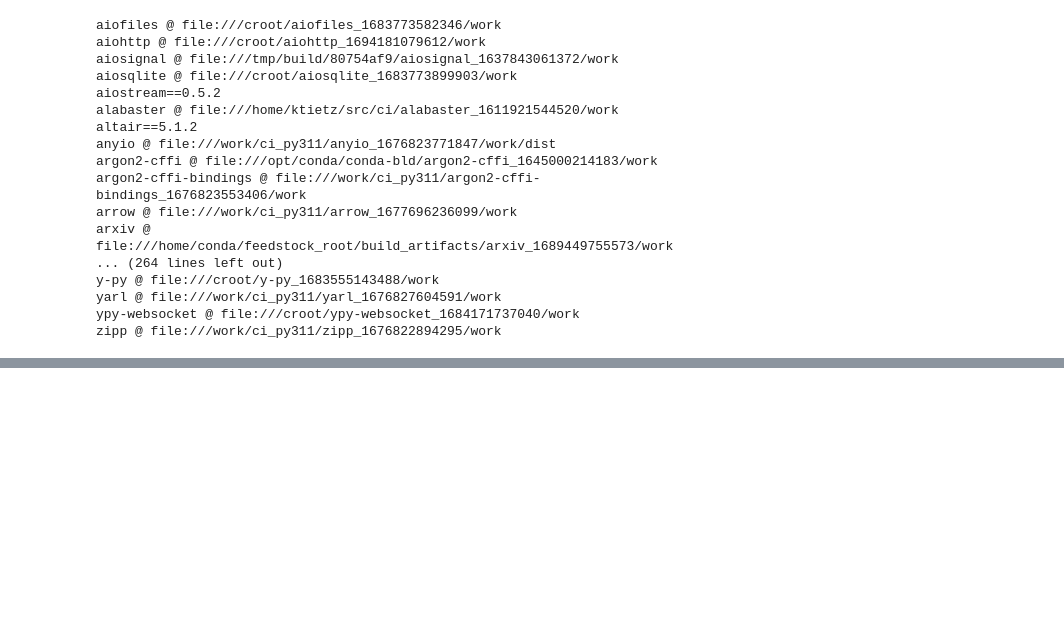
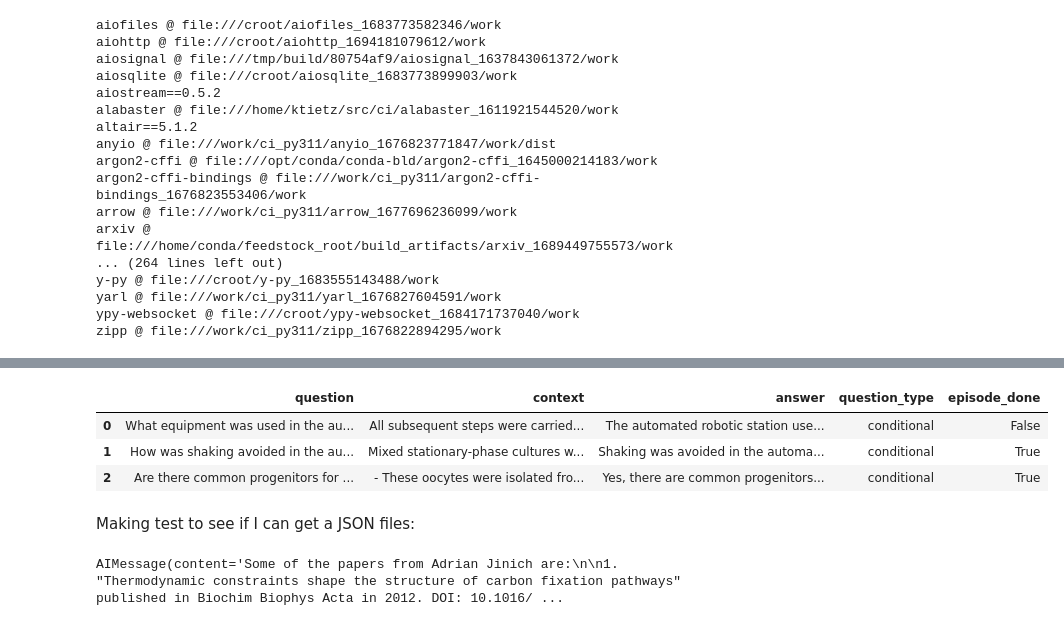
Before and after one commit to richiam16/chat_researcher, a Jupyter notebook: Pruebas.ipynb, the cells around one changed output, grey strips where cells are left out. Cells and saved outputs as stored; diff of their text form; code cells hidden in the pictures; blank space fills up the shorter version.

```diff
--- a/Pruebas.ipynb
+++ b/Pruebas.ipynb
@@ -476,7 +476,7 @@ from langchain.chat_models import ChatOpenAI
 
 
 generator_llm = LangchainLLM(llm=ChatOpenAI(model="gpt-3.5-turbo")) # El que crea la base de datos
-critic_llm = LangchainLLM(llm=ChatOpenAI(model="gpt-3.5-turbo"))
+critic_llm = LangchainLLM(llm=ChatOpenAI(model="gpt-3.5-turbo-1106"))
 embeddings_model = OpenAIEmbeddings()
 
 # Change resulting question type distribution
@@ -507,0 +516,10 @@ KeyboardInterrupt:
+# %%
+test_df = testset.to_pandas()
+test_df
+# %% [output]
+|  | question | context | answer | question_type | episode_done |
+| 0 | What equipment was used in the au... | All subsequent steps were carried... | The automated robotic station use... | conditional | False |
+| 1 | How was shaking avoided in the au... | Mixed stationary-phase cultures w... | Shaking was avoided in the automa... | conditional | True |
+| 2 | Are there common progenitors for ... | - These oocytes were isolated fro... | Yes, there are common progenitors... | conditional | True |
+# %% [markdown]
+Making test to see if I can get a JSON files:
@@ -507,0 +549,4 @@ KeyboardInterrupt:
+# %%
+rag_.invoke("Can you list some of the papers from Adrian Jinich")
+# %% [output]
+AIMessage(content='Some of the papers from Adrian Jinich are:\n\n1. "Thermodynamic constraints shape the structure of carbon fixation pathways" published in Biochim Biophys Acta in 2012. DOI: 10.1016/ ...
```
Also changed, not shown: parts of 21 cells of this notebook, 3 other files.
